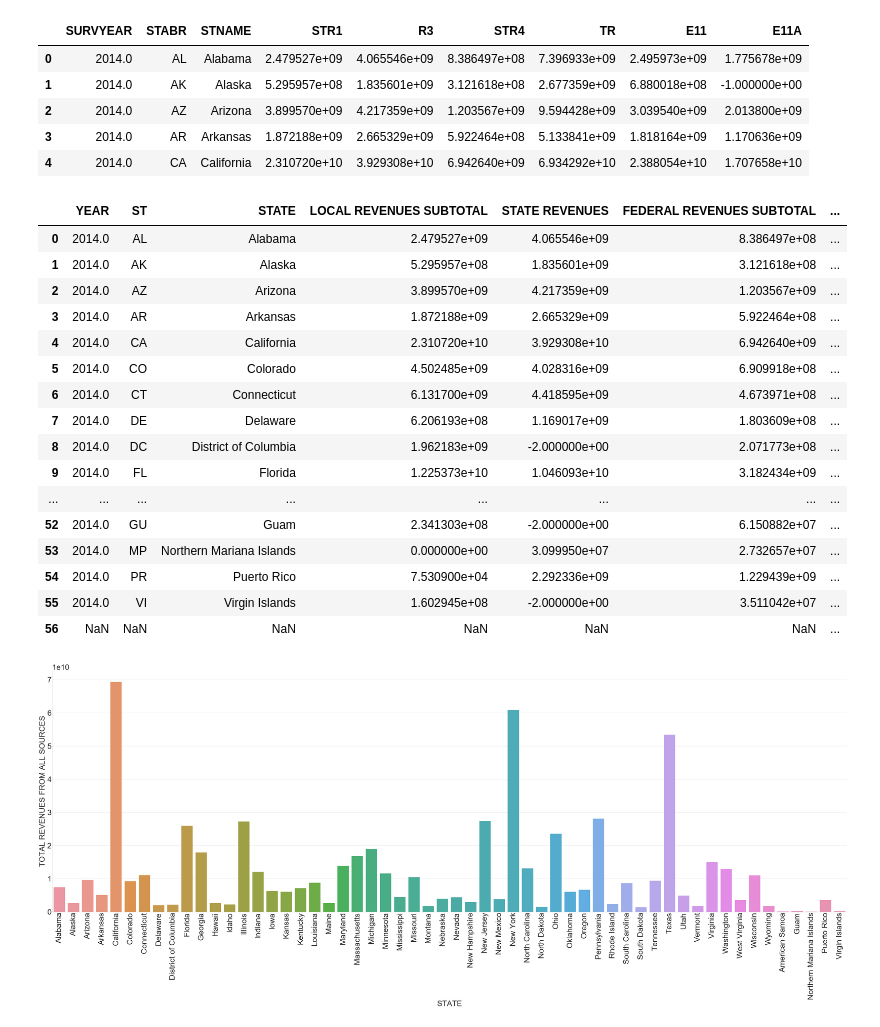
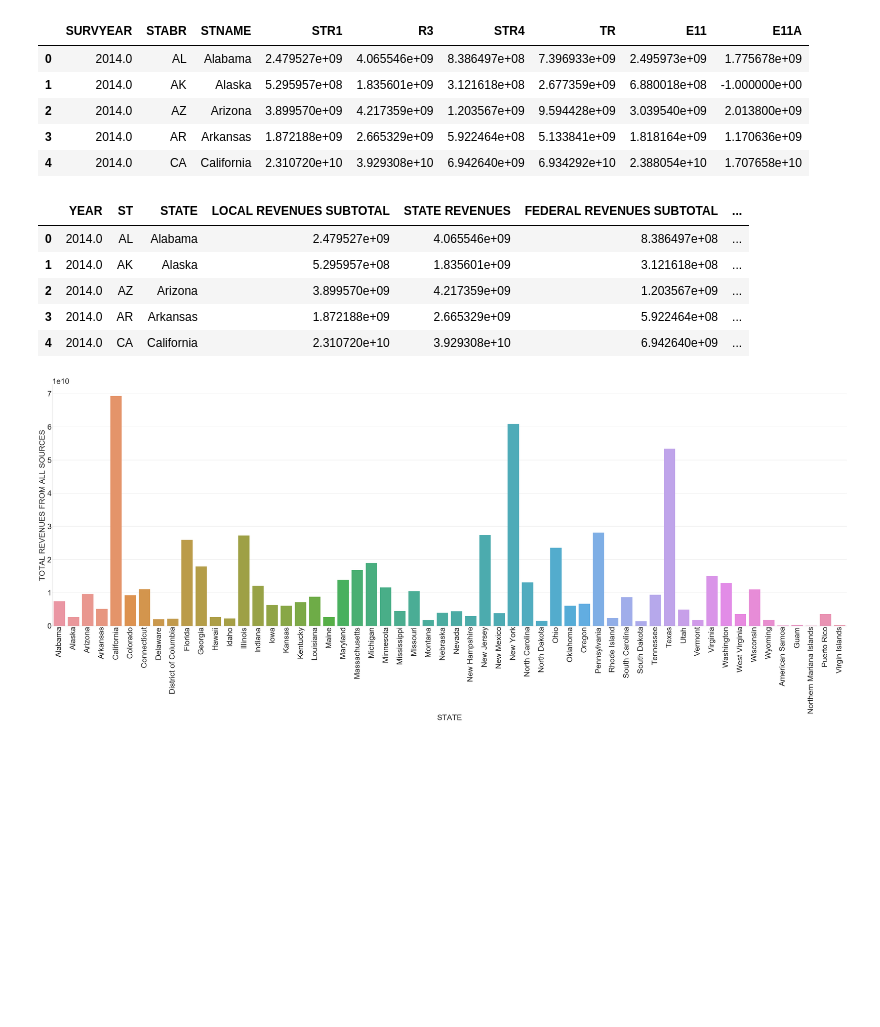
Before and after one commit to jelizalo/project-one, a Jupyter notebook: Education Project.ipynb, the cells around one changed output. Drawn from its saved outputs; the diff is of its cells as text; code cells hidden in the pictures; blank space fills up the shorter version.

Commit message:
updating resource

```diff
--- a/Education Project.ipynb
+++ b/Education Project.ipynb
@@ -7,7 +7,7 @@ import seaborn as sns
 # %% [markdown]
 ### School Funding (Revenue) by State ###
 # %%
-rev_data = os.path.join('Stfis14_1a.csv')
+rev_data = os.path.join('Resources','Stfis14_1a.csv')
 rev_data_df = pd.read_csv(rev_data)
 rev_data_df.head()
 # %% [output]
@@ -32,30 +32,19 @@ rev_data_df.head()
 # %%
 # using csv file key to rename columns
 renamed_df = rev_data_df.rename(columns={"SURVYEAR":"YEAR", "STABR":"ST", "STNAME":"STATE",
                                          "STR1":"LOCAL REVENUES SUBTOTAL",
                                         "R3":"STATE REVENUES", "STR4":"FEDERAL REVENUES SUBTOTAL",
                                         "TR":"TOTAL REVENUES FROM ALL SOURCES",
                                          "E11":"INSTRUCTIONAL EXPENDITURES SALARIES",
                                         "E11A":"TEACHER SALARIES REGULAR PROGRAMS"})
-renamed_df
+renamed_df.head()
 # %% [output]
 |  | YEAR | ST | STATE | LOCAL REVENUES SUBTOTAL | STATE REVENUES | FEDERAL REVENUES SUBTOTAL | ... |
 | 0 | 2014.0 | AL | Alabama | 2.479527e+09 | 4.065546e+09 | 8.386497e+08 | ... |
 | 1 | 2014.0 | AK | Alaska | 5.295957e+08 | 1.835601e+09 | 3.121618e+08 | ... |
 | 2 | 2014.0 | AZ | Arizona | 3.899570e+09 | 4.217359e+09 | 1.203567e+09 | ... |
 | 3 | 2014.0 | AR | Arkansas | 1.872188e+09 | 2.665329e+09 | 5.922464e+08 | ... |
 | 4 | 2014.0 | CA | California | 2.310720e+10 | 3.929308e+10 | 6.942640e+09 | ... |
-| 5 | 2014.0 | CO | Colorado | 4.502485e+09 | 4.028316e+09 | 6.909918e+08 | ... |
-| 6 | 2014.0 | CT | Connecticut | 6.131700e+09 | 4.418595e+09 | 4.673971e+08 | ... |
-| 7 | 2014.0 | DE | Delaware | 6.206193e+08 | 1.169017e+09 | 1.803609e+08 | ... |
-| 8 | 2014.0 | DC | District of Columbia | 1.962183e+09 | -2.000000e+00 | 2.071773e+08 | ... |
-| 9 | 2014.0 | FL | Florida | 1.225373e+10 | 1.046093e+10 | 3.182434e+09 | ... |
-| ... | ... | ... | ... | ... | ... | ... | ... |
-| 52 | 2014.0 | GU | Guam | 2.341303e+08 | -2.000000e+00 | 6.150882e+07 | ... |
-| 53 | 2014.0 | MP | Northern Mariana Islands | 0.000000e+00 | 3.099950e+07 | 2.732657e+07 | ... |
-| 54 | 2014.0 | PR | Puerto Rico | 7.530900e+04 | 2.292336e+09 | 1.229439e+09 | ... |
-| 55 | 2014.0 | VI | Virgin Islands | 1.602945e+08 | -2.000000e+00 | 3.511042e+07 | ... |
-| 56 | NaN | NaN | NaN | NaN | NaN | NaN | ... |
 # %%
 # bar graphhhhhhhh of state and total revenue
 sns.factorplot(data=renamed_df, x='STATE', y='TOTAL REVENUES FROM ALL SOURCES', kind='bar', size=20, aspect=3)
```
Also changed, not shown: parts of 4 cells of this notebook, 10 other files.
